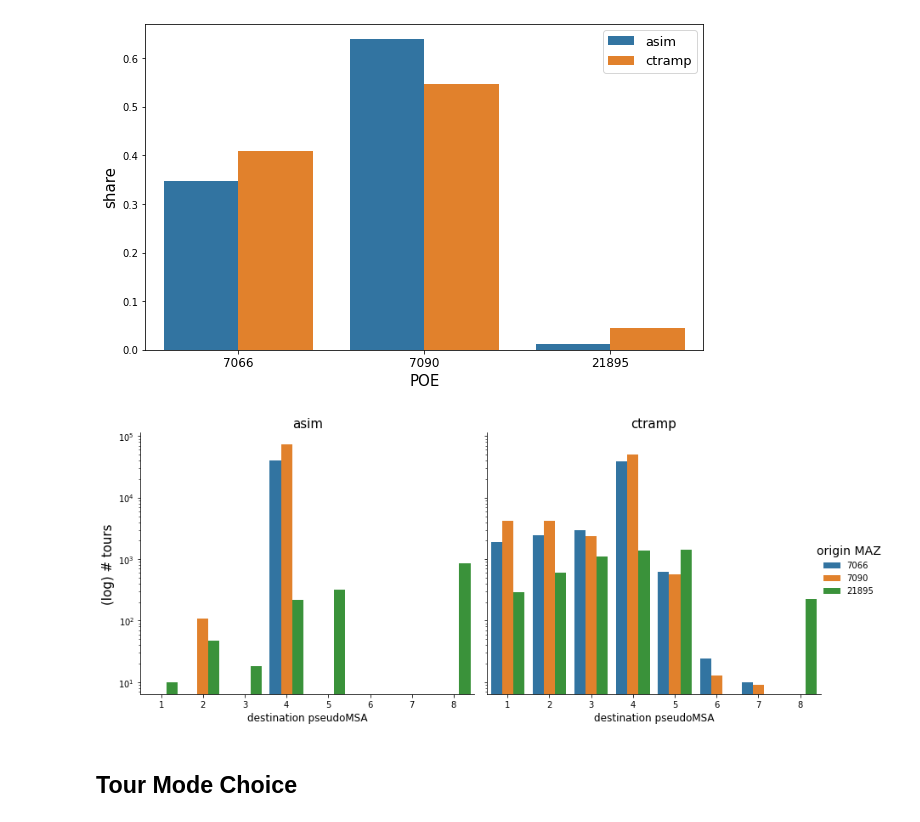
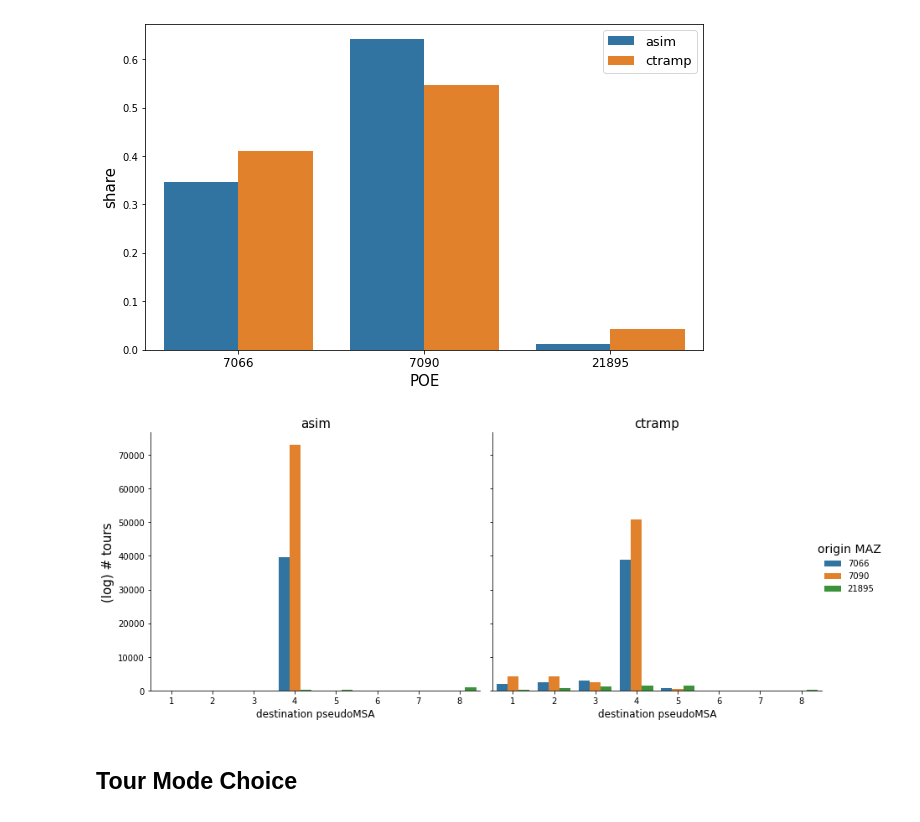
Before and after one commit to SANDAG/ABM, a Jupyter notebook: src/asim_cross_border/cross_border_validation.ipynb, the cells around one changed output. Cells and saved outputs as stored; diff of their text form; code cells hidden in the pictures.

```diff
--- a/src/asim_cross_border/cross_border_validation.ipynb
+++ b/src/asim_cross_border/cross_border_validation.ipynb
@@ -151,16 +151,16 @@ all_ods = all_ods.melt(id_vars=['origin','dest_pseudomsa'], var_name='source', v
 # %%
 g = sns.catplot(
     data=all_ods, x='dest_pseudomsa', y='num_tours', hue='origin', kind='bar', col='source',
     aspect=1.2, legend_out=True)
 g._legend.set_title('origin MAZ', prop={'size':14})
-g.fig.get_axes()[0].set_yscale('log')
+# g.fig.get_axes()[0].set_yscale('log')
 g.fig.get_axes()[0].set_title('asim', fontsize=15)
 g.fig.get_axes()[1].set_title('ctramp', fontsize=15)
 g.axes[0,0].set_ylabel('(log) # tours', fontsize=15)
 g.axes[0,0].set_xlabel('destination pseudoMSA', fontsize=12)
 _ = g.axes[0,1].set_xlabel('destination pseudoMSA', fontsize=12)
 # %% [output]
-[figure, old version]
+[figure, new version]
 # %% [markdown]
 ## Tour Mode Choice
 # %%
```
Also changed, not shown: parts of 7 cells of this notebook, 5 other files.
